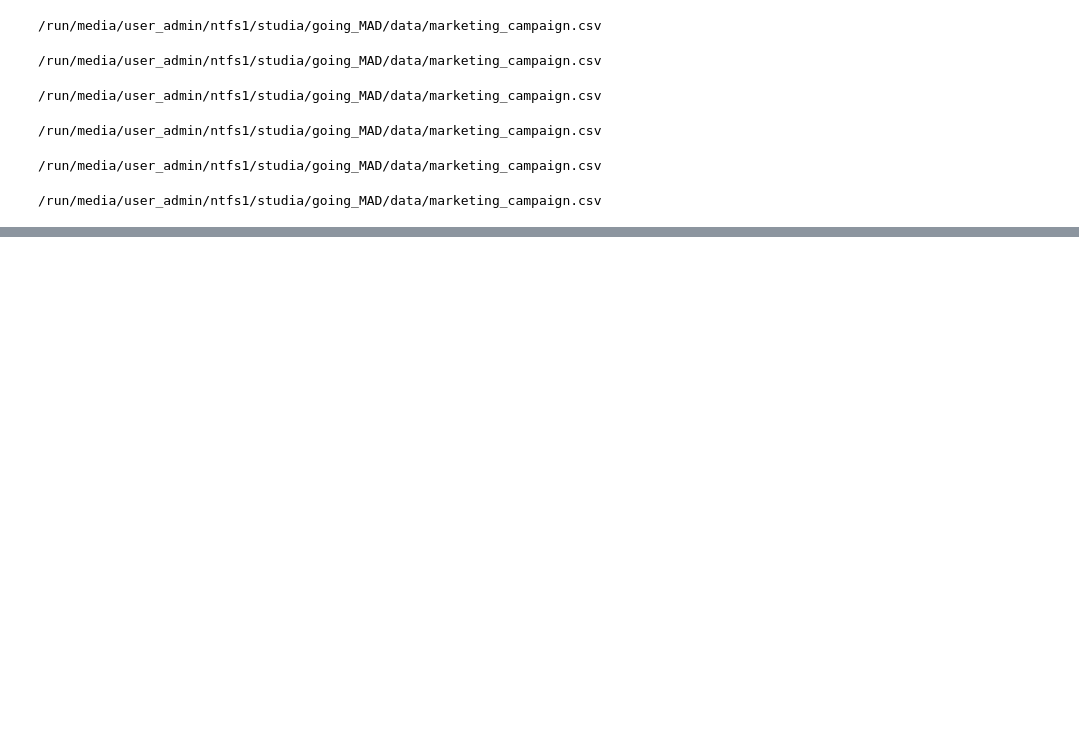
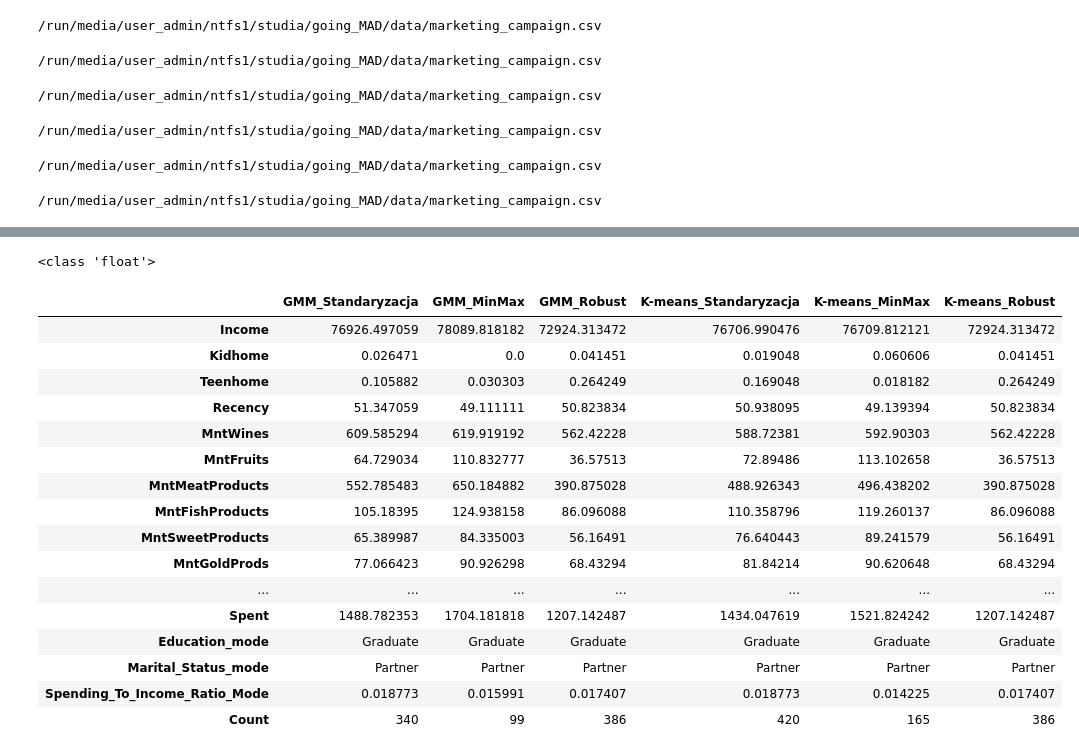
Before and after one commit to Noka993/customer-profile-analysis, a Jupyter notebook: notebooks/Comparison.ipynb, the cells around one changed output, grey strips where cells are left out. Cells and saved outputs as stored; diff of their text form; code cells hidden in the pictures; blank space fills up the shorter version.

```diff
--- a/notebooks/Comparison.ipynb
+++ b/notebooks/Comparison.ipynb
@@ -145,0 +160,10 @@ comparison_results.head(6)
+# %%
+
+for i in range(len(met1)):
+    for j in range(len(met2)):
+        l=i
+        for l in range(len(met1)):
+            k= j if i==l else 0
+            for k in range(len(met2)):
+                comparison_replacements.loc[met1[i]+"_"+met2[j],met1[l]+"_"+met2[k]]= optimal_jaccard(results[met1[i]][met2[j]],results[met1[l]][met2[k]],result=False)
+comparison_replacements.head(6)
@@ -173,0 +291,34 @@ K-means_Robust: 0.55
+# %%
+#klastry 1
+cl.append(pd.DataFrame(columns=cow, index=row_names))
+for i in range(len(met1)):
+    for j in range(len(met2)):
+         cl[1][met1[i]+"_"+met2[j]]= result_summaries[met1[i]][met2[j]][1]
+cl[1].head(28)
+# %% [output]
+<class 'float'>
+# %%
+#klastry 2
+cl.append(pd.DataFrame(columns=cow, index=row_names))
+for i in range(len(met1)):
+    for j in range(len(met2)):
+         cl[2][met1[i]+"_"+met2[j]]= result_summaries[met1[i]][met2[j]][2]
+cl[2].head(28)
+# %% [output]
+|  | GMM_Standaryzacja | GMM_MinMax | GMM_Robust | K-means_Standaryzacja | K-means_MinMax | K-means_Robust |
+| Income | 76926.497059 | 78089.818182 | 72924.313472 | 76706.990476 | 76709.812121 | 72924.313472 |
+| Kidhome | 0.026471 | 0.0 | 0.041451 | 0.019048 | 0.060606 | 0.041451 |
+| Teenhome | 0.105882 | 0.030303 | 0.264249 | 0.169048 | 0.018182 | 0.264249 |
+| Recency | 51.347059 | 49.111111 | 50.823834 | 50.938095 | 49.139394 | 50.823834 |
+| MntWines | 609.585294 | 619.919192 | 562.42228 | 588.72381 | 592.90303 | 562.42228 |
+| MntFruits | 64.729034 | 110.832777 | 36.57513 | 72.89486 | 113.102658 | 36.57513 |
+| MntMeatProducts | 552.785483 | 650.184882 | 390.875028 | 488.926343 | 496.438202 | 390.875028 |
+| MntFishProducts | 105.18395 | 124.938158 | 86.096088 | 110.358796 | 119.260137 | 86.096088 |
+| MntSweetProducts | 65.389987 | 84.335003 | 56.16491 | 76.640443 | 89.241579 | 56.16491 |
+| MntGoldProds | 77.066423 | 90.926298 | 68.43294 | 81.84214 | 90.620648 | 68.43294 |
+| ... | ... | ... | ... | ... | ... | ... |
+| Spent | 1488.782353 | 1704.181818 | 1207.142487 | 1434.047619 | 1521.824242 | 1207.142487 |
+| Education_mode | Graduate | Graduate | Graduate | Graduate | Graduate | Graduate |
+| Marital_Status_mode | Partner | Partner | Partner | Partner | Partner | Partner |
+| Spending_To_Income_Ratio_Mode | 0.018773 | 0.015991 | 0.017407 | 0.018773 | 0.014225 | 0.017407 |
+| Count | 340 | 99 | 386 | 420 | 165 | 386 |
```
Also changed, not shown: parts of 10 cells of this notebook, 1 other file.
